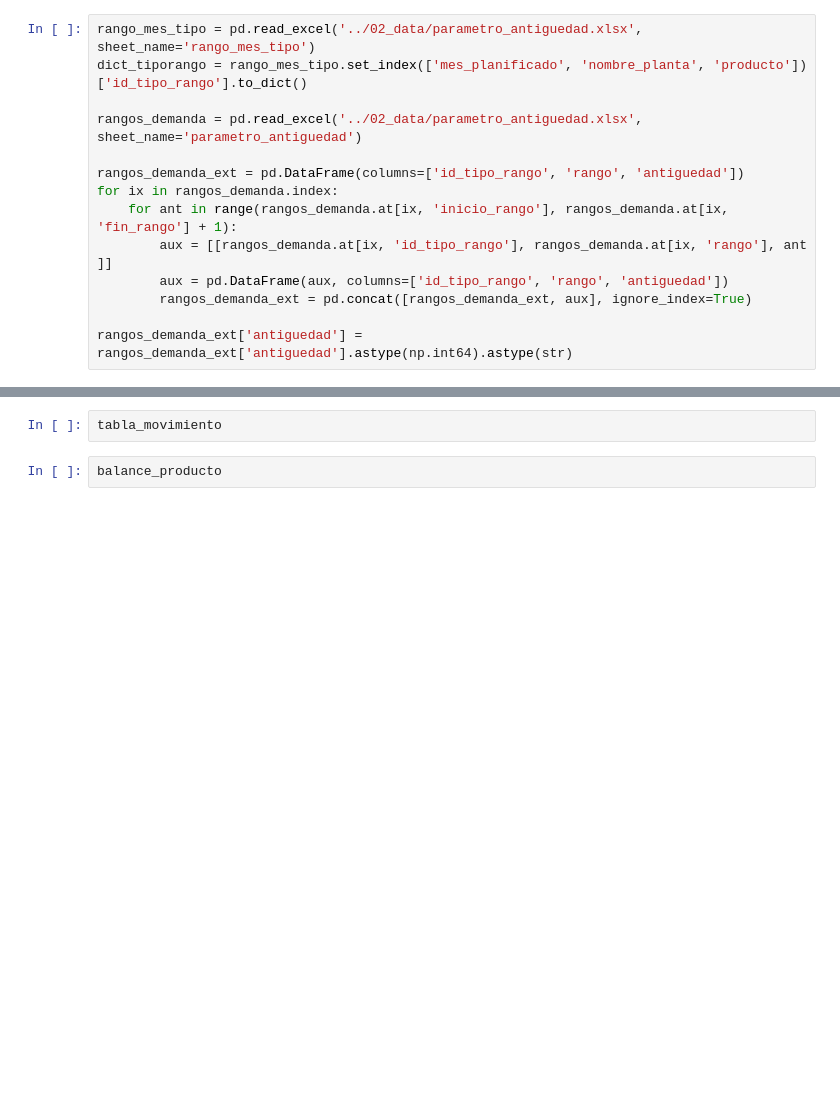
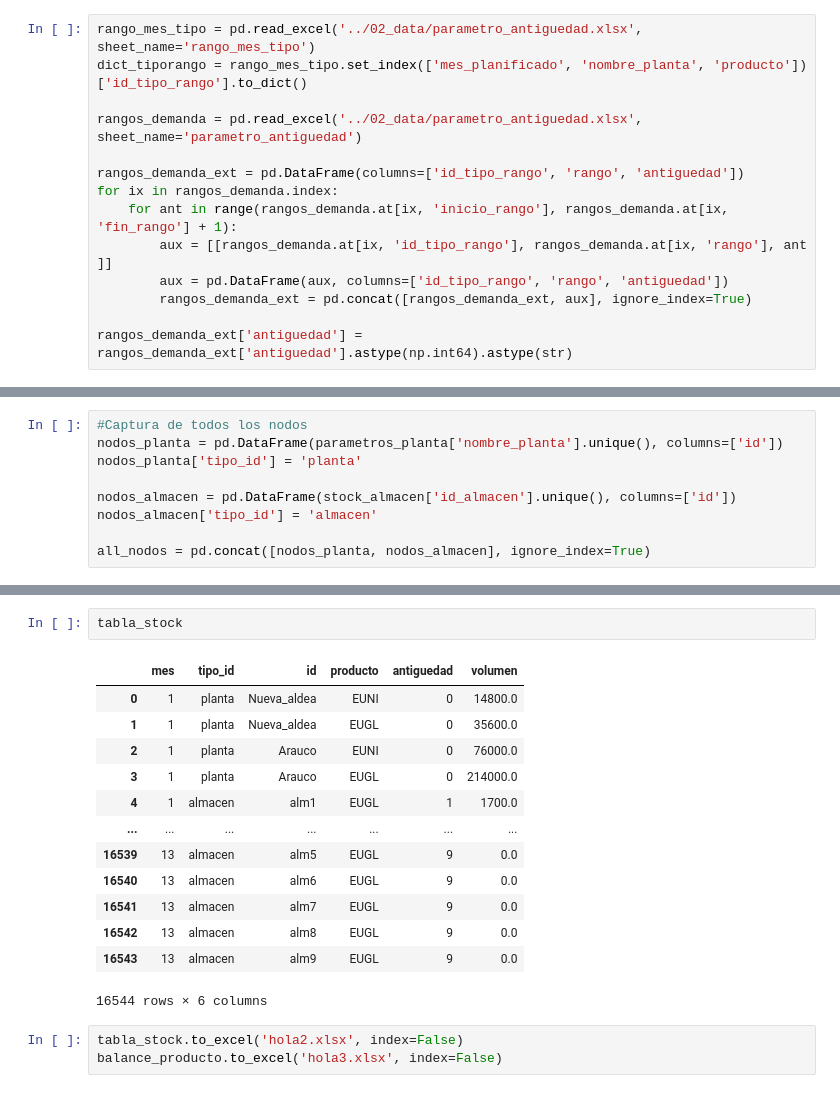
Before and after one commit to ptoledor/heu_opticliente, a Jupyter notebook: 01_notebooks/algo.ipynb, the cells around one changed output, grey strips where cells are left out. Saved outputs shown, nothing was run; the diff lists cells and outputs as text; blank space fills up the shorter version.

```diff
--- a/01_notebooks/algo.ipynb
+++ b/01_notebooks/algo.ipynb
@@ -144,0 +166,9 @@ demanda_plantas
+# %%
+#Captura de todos los nodos
+nodos_planta = pd.DataFrame(parametros_planta['nombre_planta'].unique(), columns=['id'])
+nodos_planta['tipo_id'] = 'planta'
+
+nodos_almacen = pd.DataFrame(stock_almacen['id_almacen'].unique(), columns=['id'])
+nodos_almacen['tipo_id'] = 'almacen'
+
+all_nodos = pd.concat([nodos_planta, nodos_almacen], ignore_index=True)
@@ -478,4 +599,19 @@ for mes in [1]:
-# %%
-tabla_movimiento
-# %%
-balance_producto
+# %%
+tabla_stock
+# %% [output]
+|  | mes | tipo_id | id | producto | antiguedad | volumen |
+| 0 | 1 | planta | Nueva_aldea | EUNI | 0 | 14800.0 |
+| 1 | 1 | planta | Nueva_aldea | EUGL | 0 | 35600.0 |
+| 2 | 1 | planta | Arauco | EUNI | 0 | 76000.0 |
+| 3 | 1 | planta | Arauco | EUGL | 0 | 214000.0 |
+| 4 | 1 | almacen | alm1 | EUGL | 1 | 1700.0 |
+| ... | ... | ... | ... | ... | ... | ... |
+| 16539 | 13 | almacen | alm5 | EUGL | 9 | 0.0 |
+| 16540 | 13 | almacen | alm6 | EUGL | 9 | 0.0 |
+| 16541 | 13 | almacen | alm7 | EUGL | 9 | 0.0 |
+| 16542 | 13 | almacen | alm8 | EUGL | 9 | 0.0 |
+| 16543 | 13 | almacen | alm9 | EUGL | 9 | 0.0 |
+16544 rows × 6 columns
+# %%
+tabla_stock.to_excel('hola2.xlsx', index=False)
+balance_producto.to_excel('hola3.xlsx', index=False)
```
Also changed, not shown: parts of 10 cells of this notebook, 11 other files.
